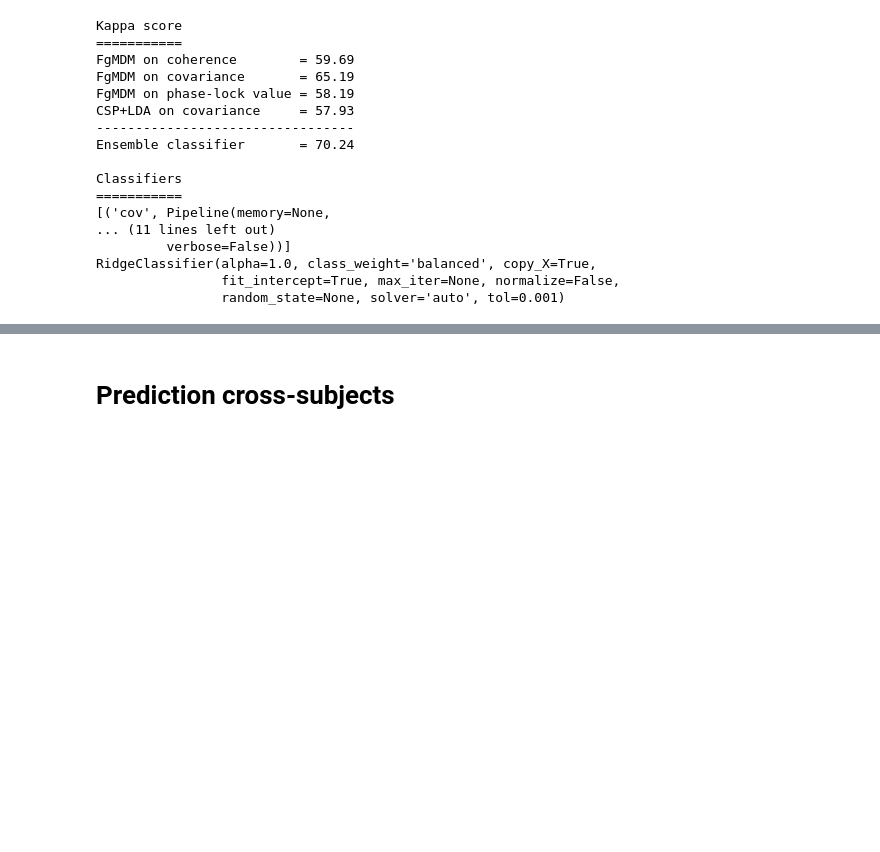
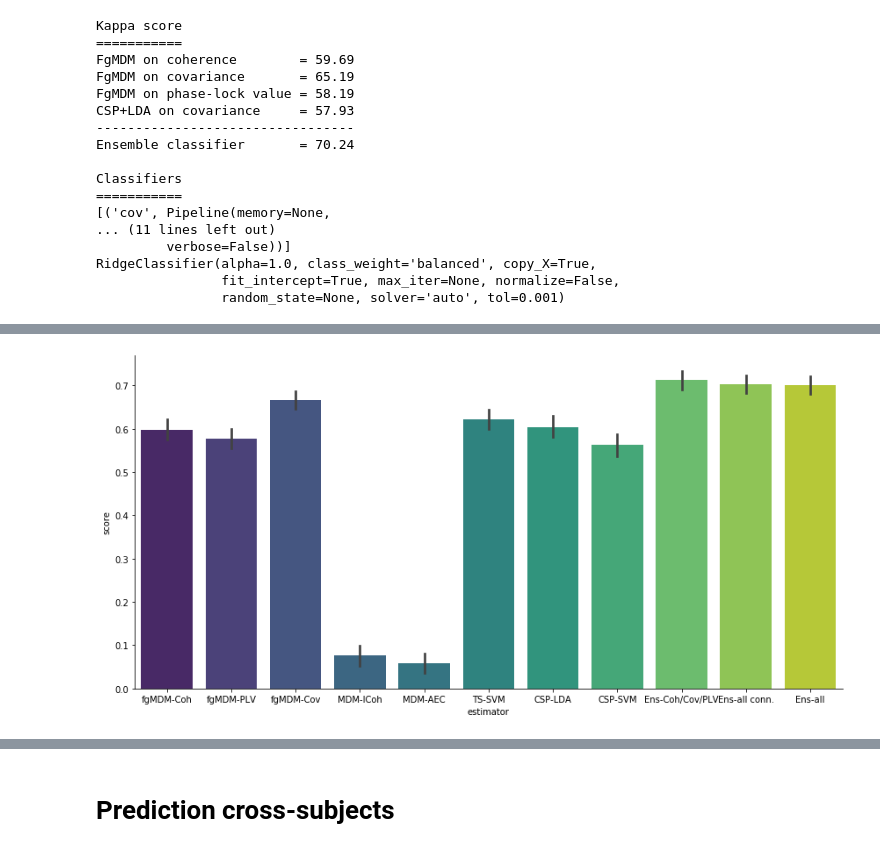
Before and after one commit to sylvchev/wcci-rgcon, a Jupyter notebook: functional_connectivity-ensemble.ipynb, the cells around one changed output, grey strips where cells are left out. Saved outputs shown, nothing was run; the diff lists cells and outputs as text; code cells hidden in the pictures; blank space fills up the shorter version.

```diff
--- a/functional_connectivity-ensemble.ipynb
+++ b/functional_connectivity-ensemble.ipynb
@@ -52,7 +52,7 @@ def nearestPD(A):
     [1] https://www.mathworks.com/matlabcentral/fileexchange/42885-nearestspd
 
     [2] N.J. Higham, "Computing a nearest symmetric positive semidefinite
-    matrix" (1988): https://doi.org/10.1016/0024-3795(88)90223-6
+    matrix" (1988): htttps://doi.org/10.1016/0024-3795(88)90223-6
     """
 
     B = (A + A.T) / 2
@@ -146,8 +146,21 @@ def load_data(feat, subj, idx, phase):
         X = np.array(np.transpose(d['Mat'+feat][subj, 0], axes=(2, 0, 1)))
         for i in range(80):
             if not isPD2(X[i]): X[i] = nearestPD(X[i])
+        if feat == 'AEC' or feat == 'ICoh':
+            X = np.array([X[i]@X[i] for i in range(80)])
         return X[idx]
-    else:  # train for X < 80 else test
+    else:
+        # for test subject 9 and 10
+        if subj == 8 or subj == 9:
+            if feat == "Cov":
+                d = loadmat("Cov_Testing_P09P10.mat", squeeze_me=True)
+            else:
+                d = loadmat(feat+"_Testing_P09P10_121240.mat", squeeze_me=True)
+            X = np.array(np.transpose(d['Mat'+feat][subj-8], axes=(2, 0, 1)))
+            for i in range(len(X)):
+                if not isPD2(X[i]): X[i] = nearestPD(X[i])
+            return X
+        # train for X < 80 else test
         if feat == "signal":
             train_ep = ep[subj].get_data()
             test_ep = eptest[subj].get_data()
@@ -584,0 +727,6 @@ RidgeClassifier(alpha=1.0, class_weight='balanced', copy_X=True,
+# %%
+sns.catplot(x='estimator', y='score', kind='bar', data=df_all,
+            height=6, aspect=2, palette="viridis")
+plt.savefig("ensemble-all-classif.png")
+# %% [output]
+[figure, added]
```
Also changed, not shown: parts of 12 cells of this notebook, 1 other file.
